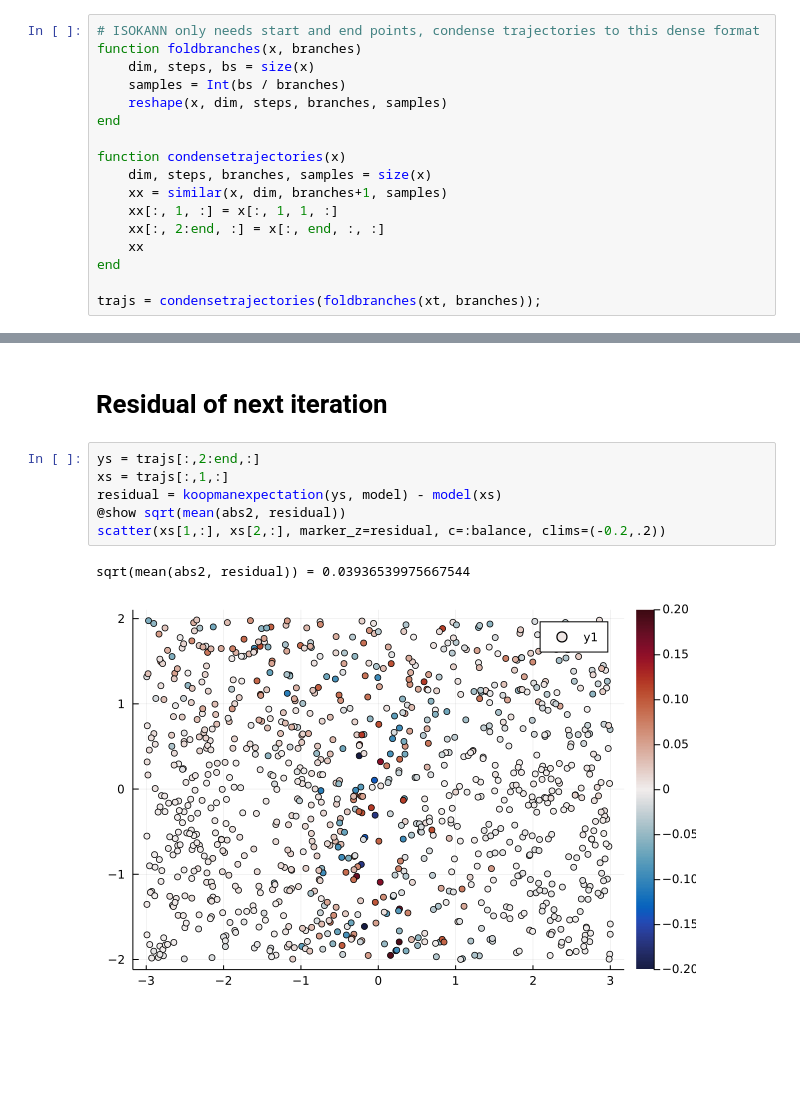
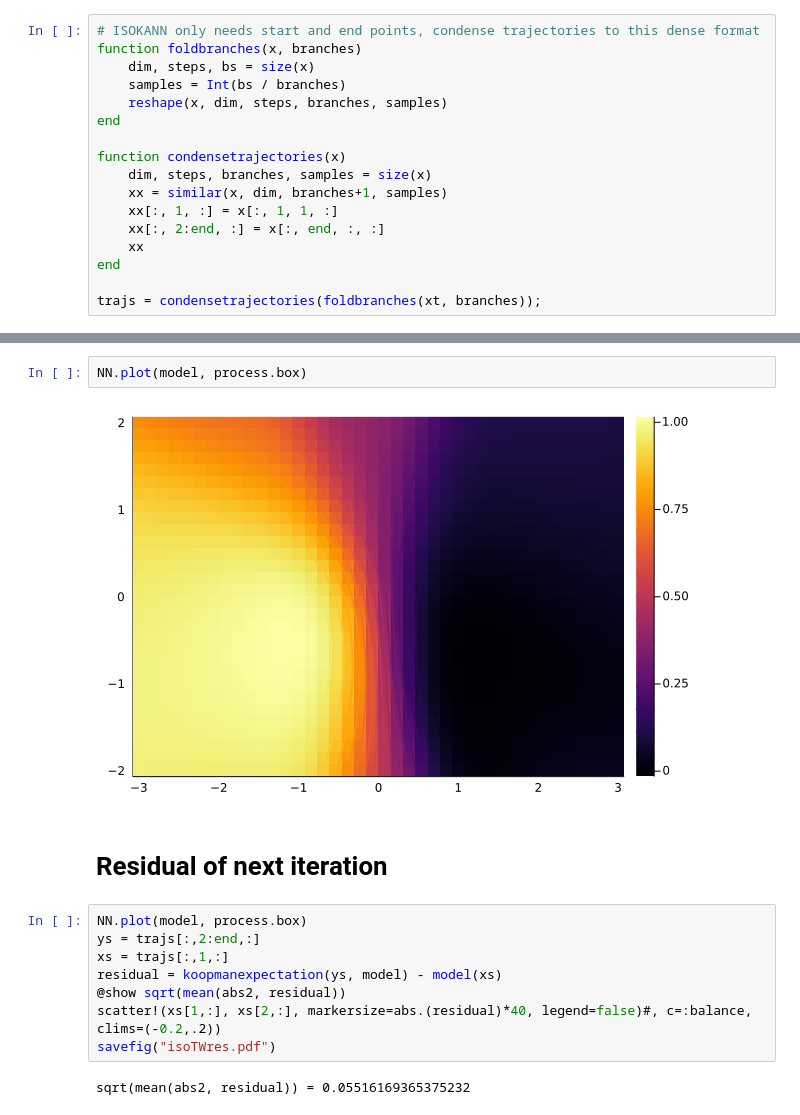
Before and after one commit to axsk/augmented-jump-chain, a Jupyter notebook: julia/isokann triplewell.ipynb, the cells around one changed output, grey strips where cells are left out. Saved outputs shown, nothing was run; the diff lists cells and outputs as text; blank space fills up the shorter version.

```diff
--- a/julia/isokann triplewell.ipynb
+++ b/julia/isokann triplewell.ipynb
@@ -115,11 +122,16 @@ LoadError: syntax: unexpected "end"
+# %%
+NN.plot(model, process.box)
+# %% [output]
+[figure, added]
 # %% [markdown]
 # Residual of next iteration
 # %%
+NN.plot(model, process.box)
 ys = trajs[:,2:end,:]
 xs = trajs[:,1,:]
 residual = koopmanexpectation(ys, model) - model(xs)
 @show sqrt(mean(abs2, residual))
-scatter(xs[1,:], xs[2,:], marker_z=residual, c=:balance, clims=(-0.2,.2))
+scatter!(xs[1,:], xs[2,:], markersize=abs.(residual)*40, legend=false)#, c=:balance, clims=(-0.2,.2))
+savefig("isoTWres.pdf")
 # %% [output]
-sqrt(mean(abs2, residual)) = 0.03936539975667544
+sqrt(mean(abs2, residual)) = 0.05516169365375232
-[figure, removed]
```
Also changed, not shown: parts of 5 cells of this notebook, 3 other files.
